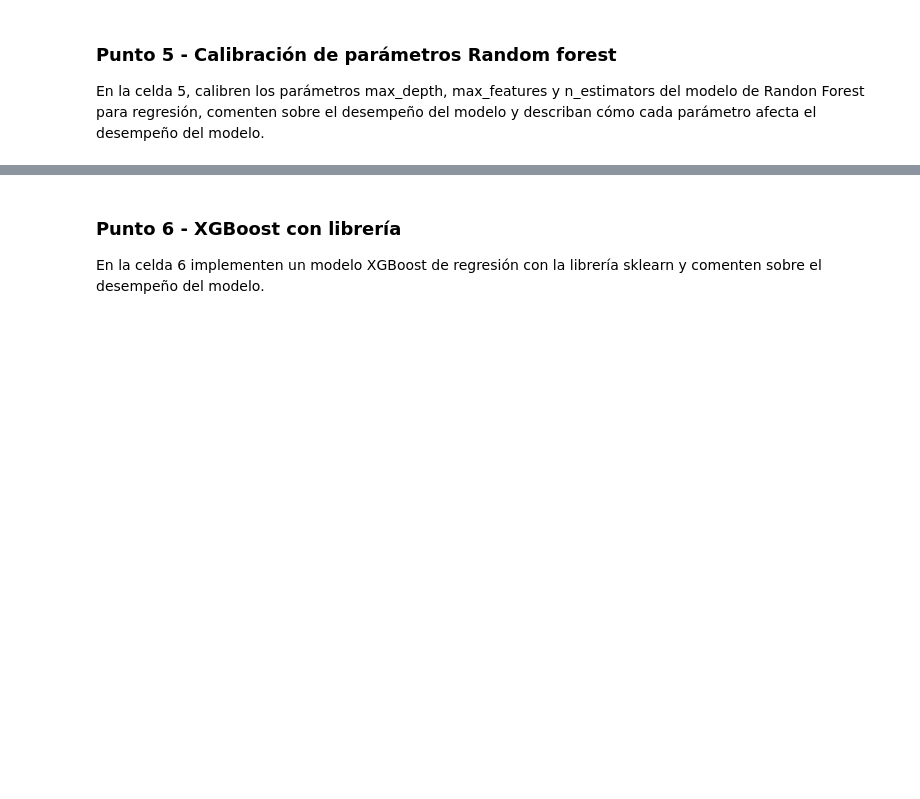
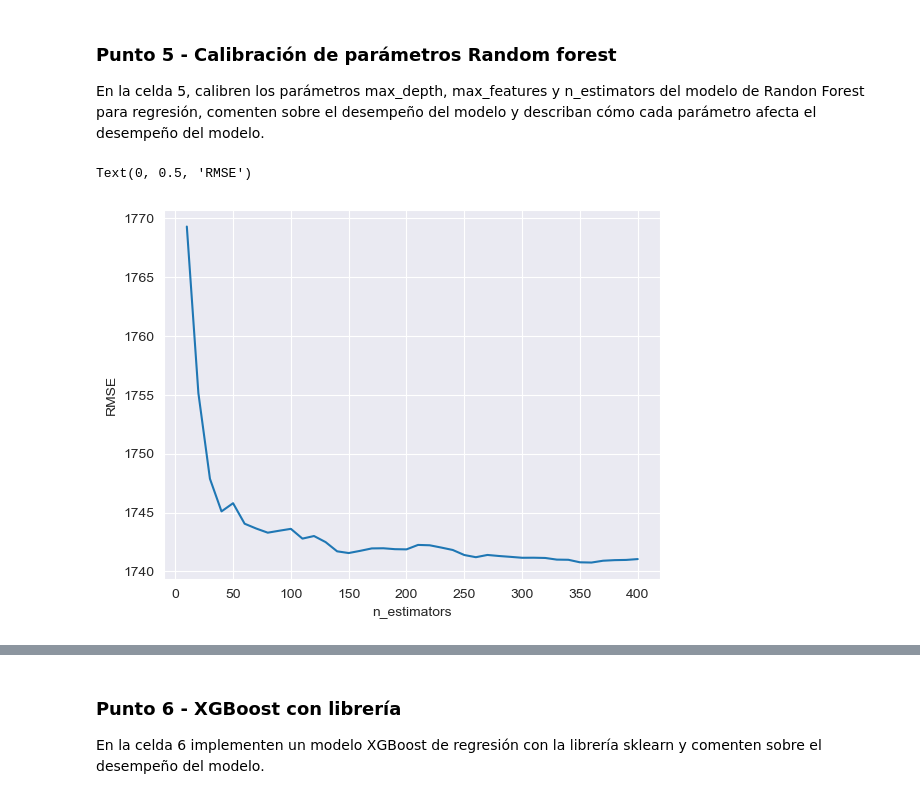
Before and after one commit to jantonioagudelo/MIAD_ML_NLP_2026, a Jupyter notebook: Semana 2/S2TC1_RandomForests_Boosting.ipynb, the cells around one changed output, grey strips where cells are left out. Drawn from its saved outputs; the diff is of its cells as text; code cells hidden in the pictures; blank space fills up the shorter version.

```diff
--- a/Semana 2/S2TC1_RandomForests_Boosting.ipynb
+++ b/Semana 2/S2TC1_RandomForests_Boosting.ipynb
@@ -250,0 +339,22 @@ En la celda 5, calibren los parámetros max_depth, max_features y n_estimators d
+# %%
+# Celda 5
+
+# Creación de lista de valores para iterar sobre diferentes valores de n_estimators
+estimator_range = range(10, 410, 10)
+
+# Definición de lista para almacenar los errores cuadráticos medios para cada valor de n_estimators
+rmse_scores_ne = []
+
+# Uso de un 10-fold cross-validation para cada valor de n_estimators
+for estimator in estimator_range:
+    rfr2 = RandomForestRegressor(n_estimators=estimator, random_state=1, n_jobs=-1)
+    rmse_scores_ne.append(-cross_val_score(rfr2, X, y, cv=5, scoring='neg_root_mean_squared_error').mean())
+# %%
+# Gráfica del desempeño del modelo vs la cantidad de n_estimators
+
+plt.plot(estimator_range, rmse_scores_ne)
+plt.xlabel('n_estimators')
+plt.ylabel('RMSE')
+# %% [output]
+Text(0, 0.5, 'RMSE')
+[figure, added]
```
Also changed, not shown: parts of 30 cells of this notebook.
